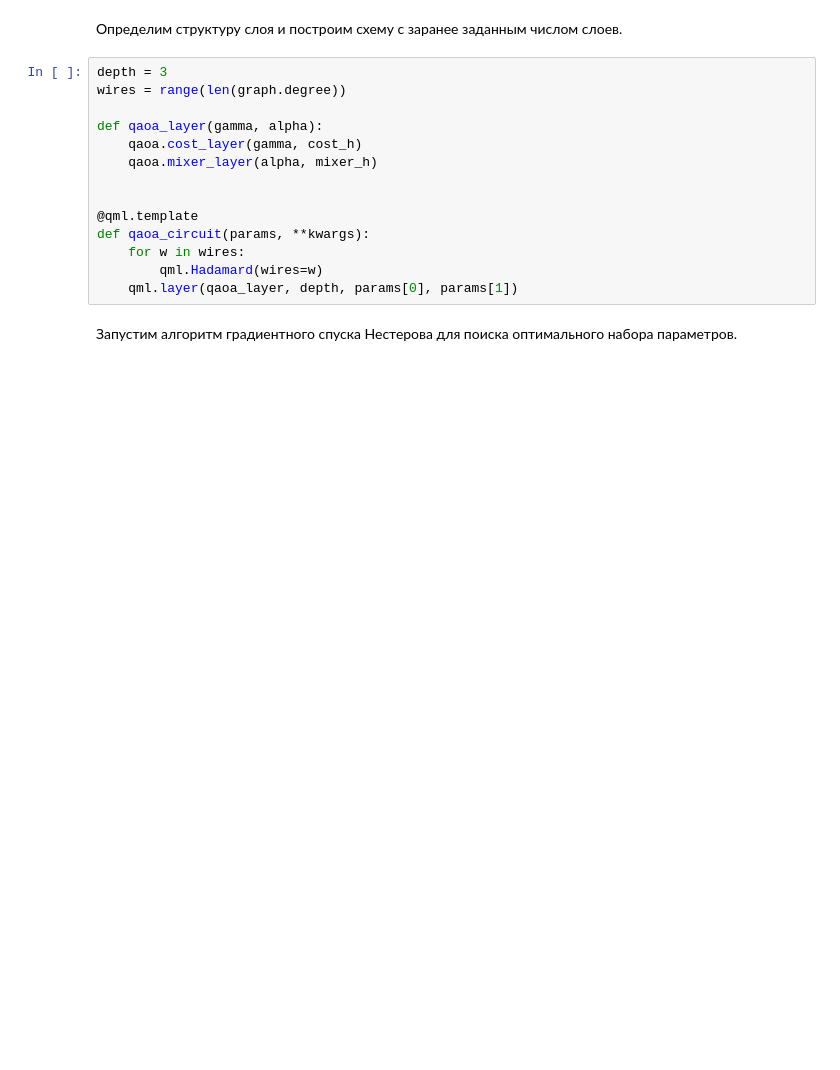
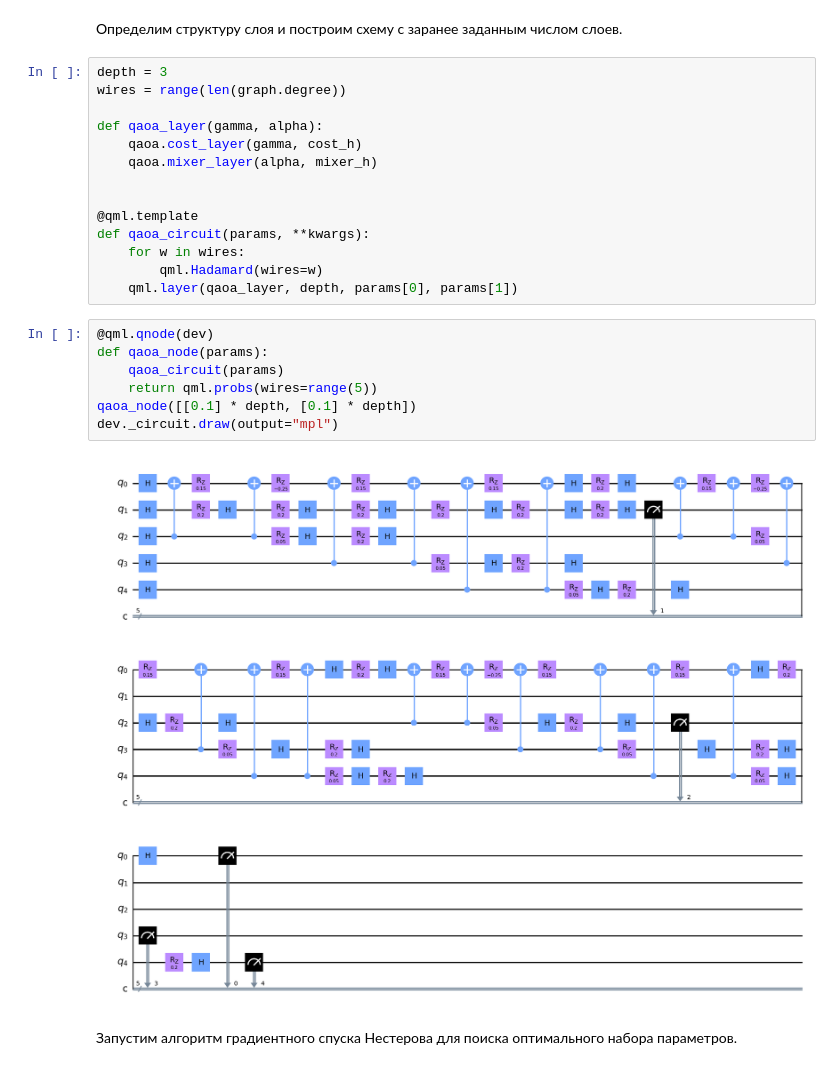
Before and after one commit to vongostev/PennyLane_Examples, a Jupyter notebook: combinatorial_optimization.ipynb, the cells around one changed output. Saved outputs shown, nothing was run; the diff lists cells and outputs as text; blank space fills up the shorter version.

```diff
--- a/combinatorial_optimization.ipynb
+++ b/combinatorial_optimization.ipynb
@@ -127,6 +129,15 @@ def qaoa_circuit(params, **kwargs):
     for w in wires:
         qml.Hadamard(wires=w)
     qml.layer(qaoa_layer, depth, params[0], params[1])
+# %%
+@qml.qnode(dev)
+def qaoa_node(params):
+    qaoa_circuit(params)
+    return qml.probs(wires=range(5))
+qaoa_node([[0.1] * depth, [0.1] * depth])
+dev._circuit.draw(output="mpl")
+# %% [output]
+[figure, added]
 # %% [markdown]
 Запустим алгоритм градиентного спуска Нестерова для поиска оптимального набора параметров.
 # %%
```
Also changed, not shown: parts of 11 cells of this notebook, 1 other file.
